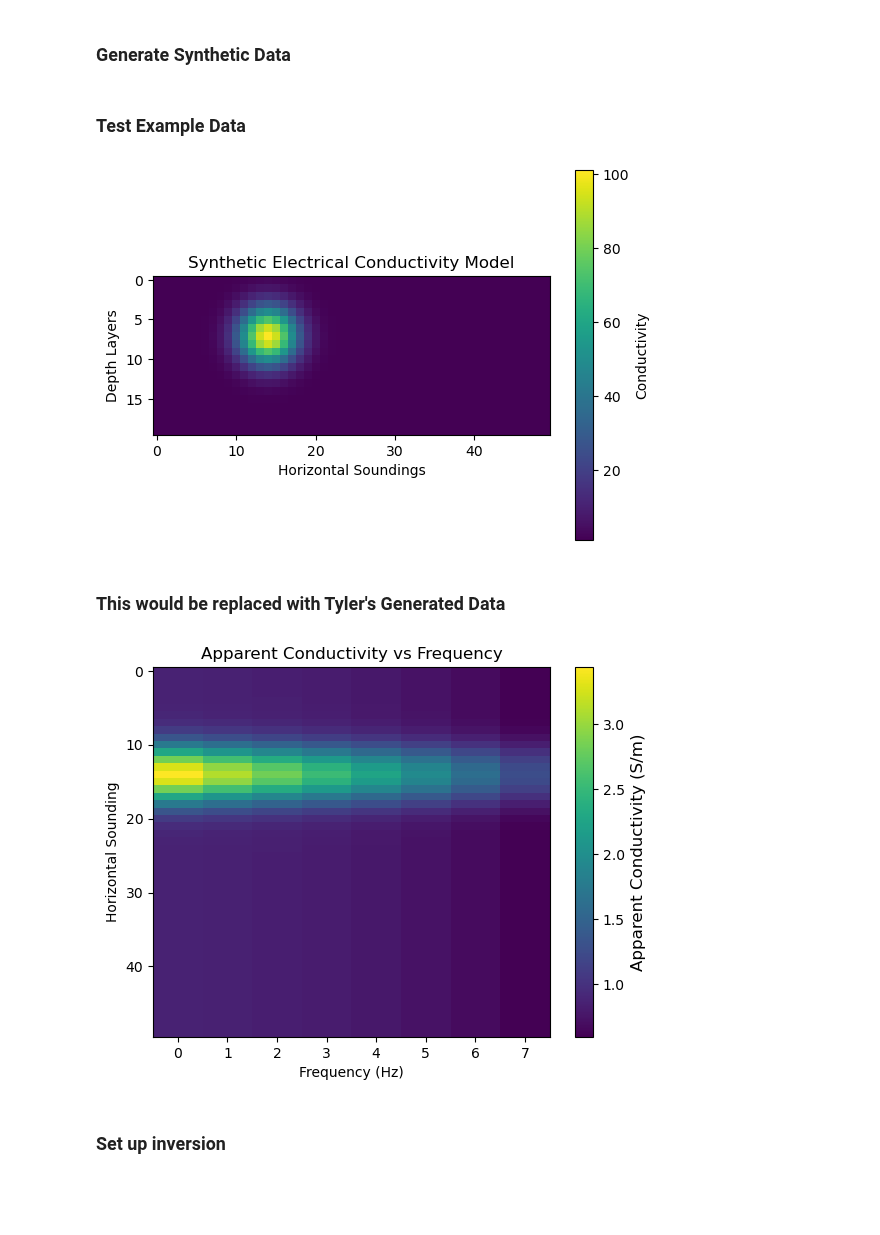
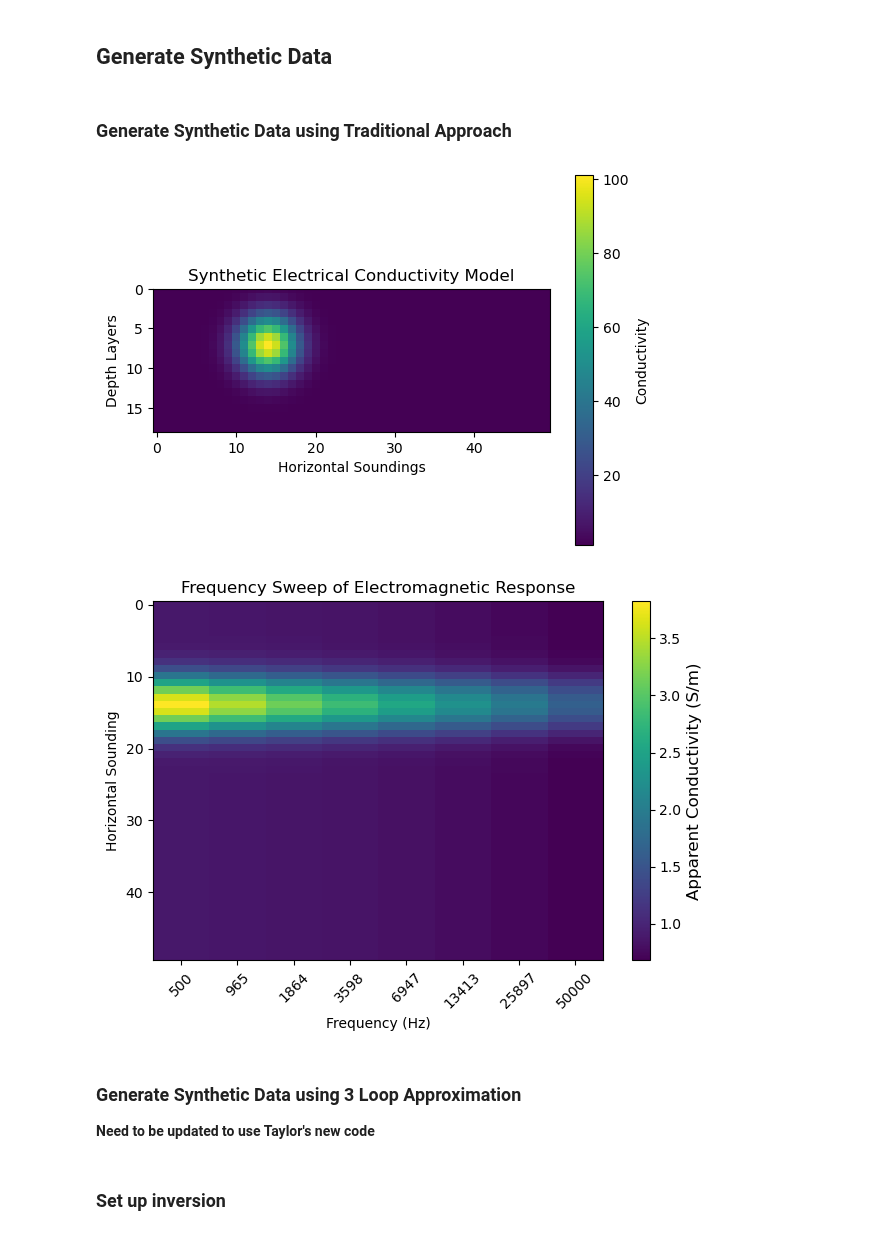
Before and after one commit to matthewhasman/Geophysical-Electromagnetic-Scanner, a Jupyter notebook: inversion/test_inversion.ipynb, the cells around one changed output. Saved outputs shown, nothing was run; the diff lists cells and outputs as text; code cells hidden in the pictures; blank space fills up the shorter version.

```diff
--- a/inversion/test_inversion.ipynb
+++ b/inversion/test_inversion.ipynb
@@ -5,2 +11,2 @@ import matplotlib.pylab as plt
 # %% [markdown]
-### Generate Synthetic Data
+## Generate Synthetic Data
@@ -16,5 +13,5 @@ import matplotlib.pylab as plt
-# %% [markdown]
-### Test Example Data
+# %% [markdown]
+### Generate Synthetic Data using Traditional Approach
 # %%
 # Number of depth layers and horizontal soundings
 num_layers = 20
@@ -31,8 +28,12 @@ center_x = 15  # Center of anomaly in the x-direction
 center_y = 8   # Center of anomaly in the y-direction (depth)
 radius = 5     # Radius of the anomaly
 
-# Gaussian-like gradient for the circular anomaly
+# # Gaussian-like gradient for the circular anomaly
 anomaly = np.exp(-((X - center_x) ** 2 + (Y - center_y) ** 2) / (0.5 * radius ** 2))
+
+# Hard edge circular anomaly
+# distance = np.sqrt((X - center_x)**2 + (Y - center_y)**2)
+# anomaly = distance <= radius  # Boolean array (True inside the circle)
 
 # Add the anomaly to the background model
 conductivity += 100*anomaly
@@ -40,49 +41,57 @@ conductivity += 100*anomaly
 # Plot the conductivity model
 plt.figure()
 plt.imshow(conductivity, aspect='equal', origin='upper', cmap='viridis')
+plt.ylim(18, 0)
 plt.colorbar(label='Conductivity')
 plt.xlabel('Horizontal Soundings')
 plt.ylabel('Depth Layers')
 plt.title('Synthetic Electrical Conductivity Model')
 plt.show()
 # %% [output]
-[figure, old version]
+[figure, new version]
-# %% [markdown]
-### This would be replaced with Tyler's Generated Data
 # %%
 ### Need to run the aconduct function first!
 
 dipole_dist = 1
 sensor_ht = 0.05
-frequencies = np.logspace(3, 5, 8)  # Frequencies (Hz)
+frequencies = 0.5 * np.logspace(3, 5, 8)  # Frequencies (Hz)
 omega = 2 * np.pi * frequencies  # Convert to angular frequencies (rad/s)
 
 # Compute apparent conductivity for each sounding
 num_frequencies = len(frequencies)
 apparent_conductivity = np.zeros((num_soundings, num_frequencies))  # Initialize result
 
 for sounding in range(num_soundings):
     # Extract vertical profile for the current sounding
     sigma = conductivity[:, sounding]
     mu = np.ones(num_layers) * (4 * np.pi * 1e-7)  # Magnetic permeability (H/m)
     d = np.ones(num_layers)  # Thickness of each layer (m)
     d[-1] = np.inf  # Infinite thickness for the last layer
 
     # Compute apparent conductivity for this sounding
     mp = aconduct(sigma, mu, d, omega, np.array([dipole_dist]), np.array([sensor_ht]))
     mp = mp.flatten()  # Ensure mp is a 1D array
     # Store the results
     apparent_conductivity[sounding, :] = mp
 
 # Plot apparent conductivity
 plt.figure()
 plt.imshow(apparent_conductivity, aspect='auto', origin='upper', cmap='viridis')
-# plt.gca().invert_yaxis()  # Ensure soundings are oriented correctly
 cb = plt.colorbar()
 plt.xlabel('Frequency (Hz)')
 plt.ylabel('Horizontal Sounding')
-plt.title('Apparent Conductivity vs Frequency')
+plt.xticks(
+    ticks=np.arange(len(frequencies)),
+    labels=[f"{f:.0f}" for f in frequencies],
+    rotation=45
+)
+plt.title('Frequency Sweep of Electromagnetic Response')
 cb.set_label('Apparent Conductivity (S/m)', fontsize=12)
+plt.tight_layout()
 plt.show()
 # %% [output]
-[figure, old version]
+[figure, new version]
+# %% [markdown]
+### Generate Synthetic Data using 3 Loop Approximation
+
+**Need to be updated to use Taylor's new code**
```
Also changed, not shown: parts of 10 cells of this notebook, 1 other file.
